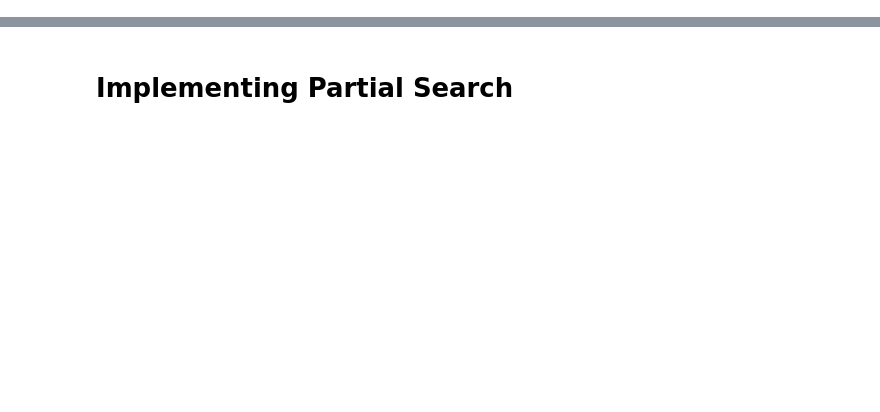
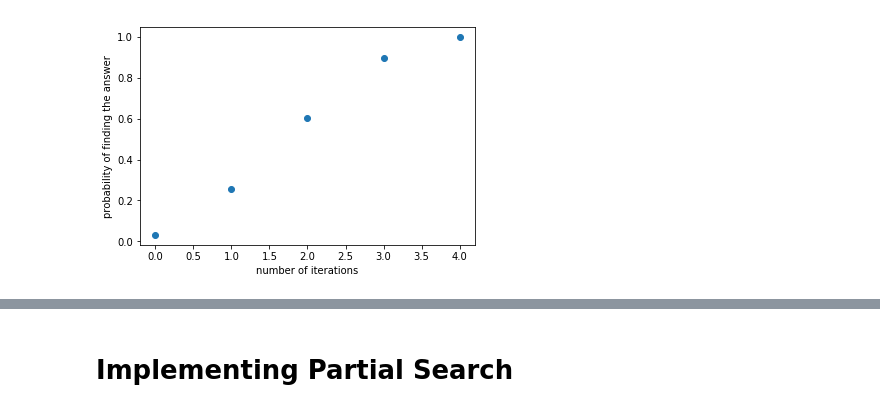
Before and after one commit to ashwinrastogi1/Grover-s-Algorithm, a Jupyter notebook: GroverSandbox.ipynb, the cells around one changed output, grey strips where cells are left out. Cells and saved outputs as stored; diff of their text form; code cells hidden in the pictures; blank space fills up the shorter version.

```diff
--- a/GroverSandbox.ipynb
+++ b/GroverSandbox.ipynb
@@ -258,14 +258,32 @@ number_of_qubits = 4
 qc = get_qc(f"{number_of_qubits}q-qvm")
 # %%
-max_iterations = 12
-iterations = range(max_iterations + 1)
+#max_iterations = 12
+#iterations = range(max_iterations + 1)
+#PFind = []
+#answer = int(target_bitstring[::-1], 2)
+#for i in range(0, max_iterations + 1):
+#    grover = Grover(i)
+#    found_bitstring = grover.find_bitstring(qc, bitstring_map)
+#    result = grover.wfn
+#    PFind.append(np.absolute(result[answer + 1])**2)
+
+iterations = []
 PFind = []
-answer = int(target_bitstring[::-1], 2)
-for i in range(0, max_iterations + 1):
+answer = 8
+for i in range(0,5):
     grover = Grover(i)
     found_bitstring = grover.find_bitstring(qc, bitstring_map)
+    #print(found_bitstring)
     result = grover.wfn
-    PFind.append(np.absolute(result[answer + 1])**2)
+    iterations.append(i)
+    PFind.append(np.absolute(result[answer])**2)
+
+plt.plot(iterations,PFind,'o')
+plt.xlabel('number of iterations')
+plt.ylabel('probability of finding the answer')
+plt.show()
+# %% [output]
+[figure, added]
 # %%
 plt.plot(iterations, PFind)
 plt.xlabel('Iterations')
```
Also changed, not shown: parts of 7 cells of this notebook.
